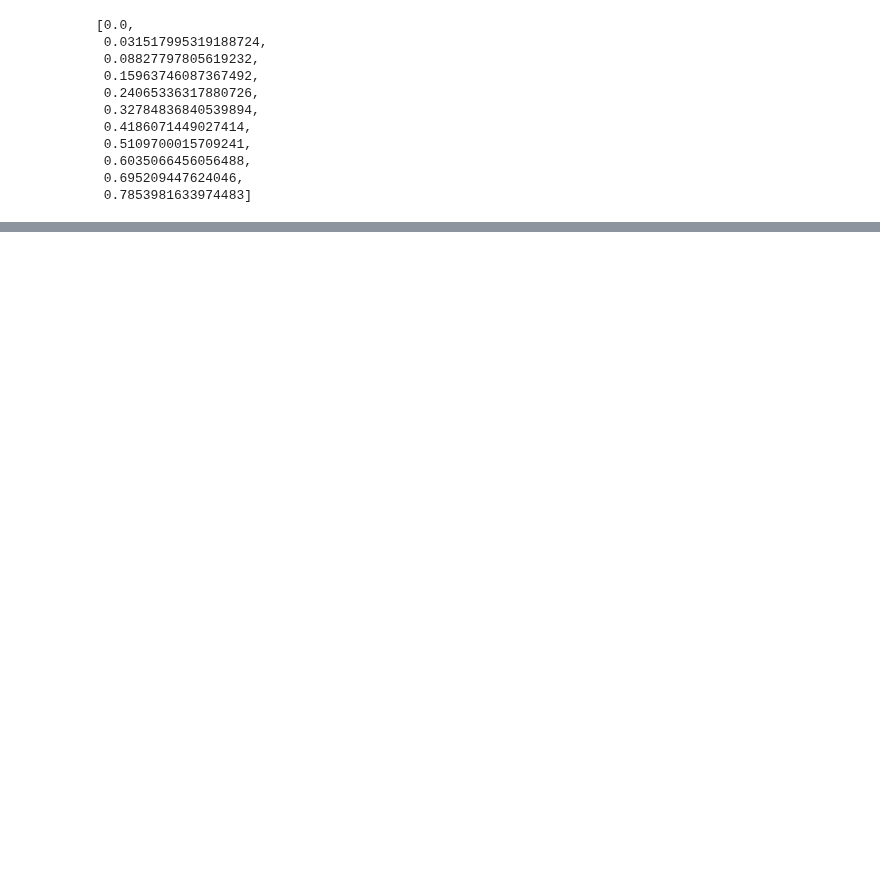
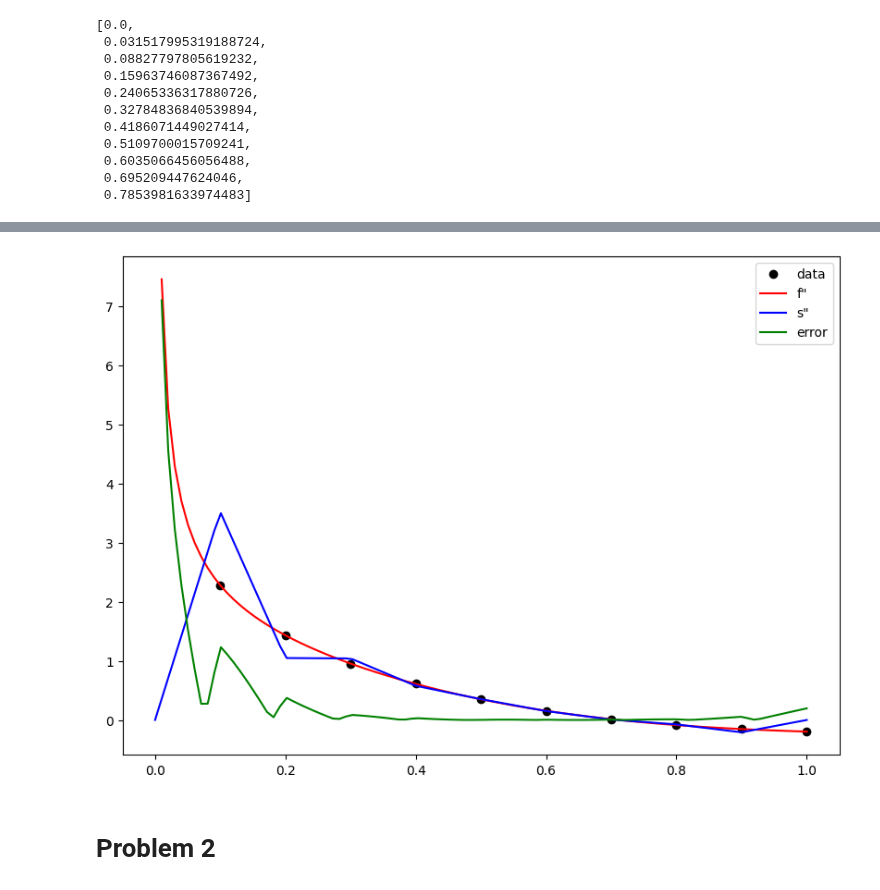
Before and after one commit to pooyanosk1382/numericalAnalysis, a Jupyter notebook: Spline.ipynb, the cells around one changed output, grey strips where cells are left out. Cells and saved outputs as stored; diff of their text form; code cells hidden in the pictures; blank space fills up the shorter version.

```diff
--- a/Spline.ipynb
+++ b/Spline.ipynb
@@ -83,0 +107,5 @@ h, alpha, beta, gamma, delta = compute_spline(x_values, y_values)
+# %%
+f_zegond = f_prime.diff(x)
+s_zegond = s_prime.diff(x)
+y_val_f_zegond = np.array([float(f_zegond.subs(x, i)) for i in x_val])
+y_val_s_zegond = np.array([float(s_zegond.subs(x, i)) for i in x_val])
@@ -83,0 +132,12 @@ h, alpha, beta, gamma, delta = compute_spline(x_values, y_values)
+# %%
+plt.figure(figsize=(10, 7))
+plt.plot(x_values, np.array([float(f_zegond.subs(x, i)) for i in x_values]), 'o', color='black',label='data')
+plt.plot(x_val, y_val_f_zegond, color='red', label='f\"')
+plt.plot(x_val, y_val_s_zegond, color='blue', label='s\"')
+plt.plot(x_val, np.abs(y_val_f_zegond - y_val_s_zegond), color='green', label='error')
+plt.legend(loc='best')
+plt.show()
+# %% [output]
+[figure, added]
+# %% [markdown]
+# Problem 2
```
Also changed, not shown: parts of 7 cells of this notebook.
